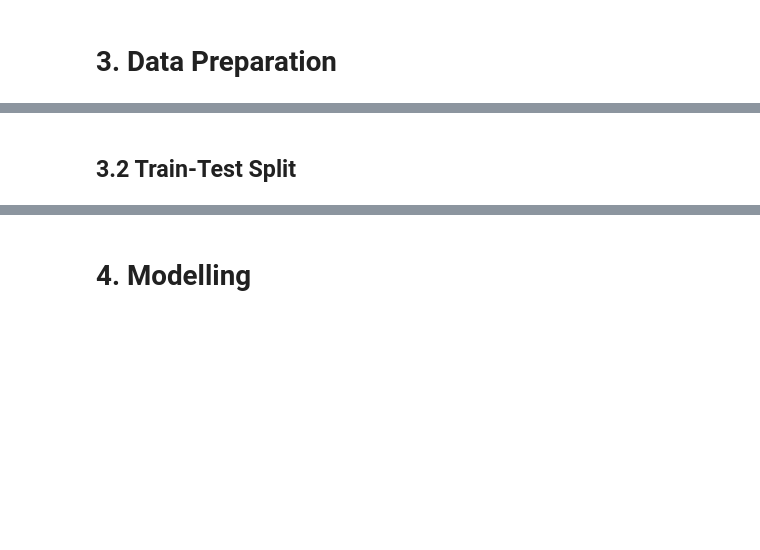
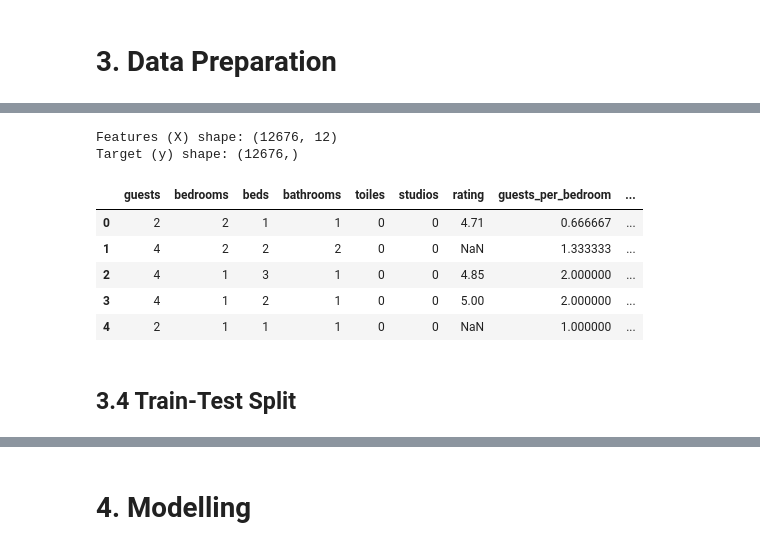
Before and after one commit to user2422224/OngTzeEnn_2404751F, a Jupyter notebook: AirbnbML.ipynb, the cells around one changed output, grey strips where cells are left out. Saved outputs shown, nothing was run; the diff lists cells and outputs as text; code cells hidden in the pictures; blank space fills up the shorter version.

```diff
--- a/AirbnbML.ipynb
+++ b/AirbnbML.ipynb
@@ -309,2 +490,46 @@ Identifier-related columns (e.g., id, host_id) show little meaningful correlatio
+# %%
+# 3.2 Define Features (X) and Target (y)
+
+# Target variable
+y = df_clean["price"]
+
+# Feature columns (predictors only)
+feature_cols = [
+    # Capacity & numeric features
+    "guests",
+    "bedrooms",
+    "beds",
+    "bathrooms",
+    "toiles",
+    "studios",
+    "rating",
+
+    # Engineered features
+    "guests_per_bedroom",
+    "bathroom_per_bedroom",
+    "large_capacity",
+    "is_entire_place",
+
+    # Categorical feature
+    "country"
+]
+
+# Keep only columns that exists
+feature_cols = [c for c in feature_cols if c in df_clean.columns]
+
+X = df_clean[feature_cols]
+
+print("Features (X) shape:", X.shape)
+print("Target (y) shape:", y.shape)
+X.head()
+# %% [output]
+Features (X) shape: (12676, 12)
+Target (y) shape: (12676,)
+|  | guests | bedrooms | beds | bathrooms | toiles | studios | rating | guests_per_bedroom | ... |
+| 0 | 2 | 2 | 1 | 1 | 0 | 0 | 4.71 | 0.666667 | ... |
+| 1 | 4 | 2 | 2 | 2 | 0 | 0 | NaN | 1.333333 | ... |
+| 2 | 4 | 1 | 3 | 1 | 0 | 0 | 4.85 | 2.000000 | ... |
+| 3 | 4 | 1 | 2 | 1 | 0 | 0 | 5.00 | 2.000000 | ... |
+| 4 | 2 | 1 | 1 | 1 | 0 | 0 | NaN | 1.000000 | ... |
 # %% [markdown]
-## 3.2 Train-Test Split
+## 3.4 Train-Test Split
```
Also changed, not shown: parts of 28 cells of this notebook.
